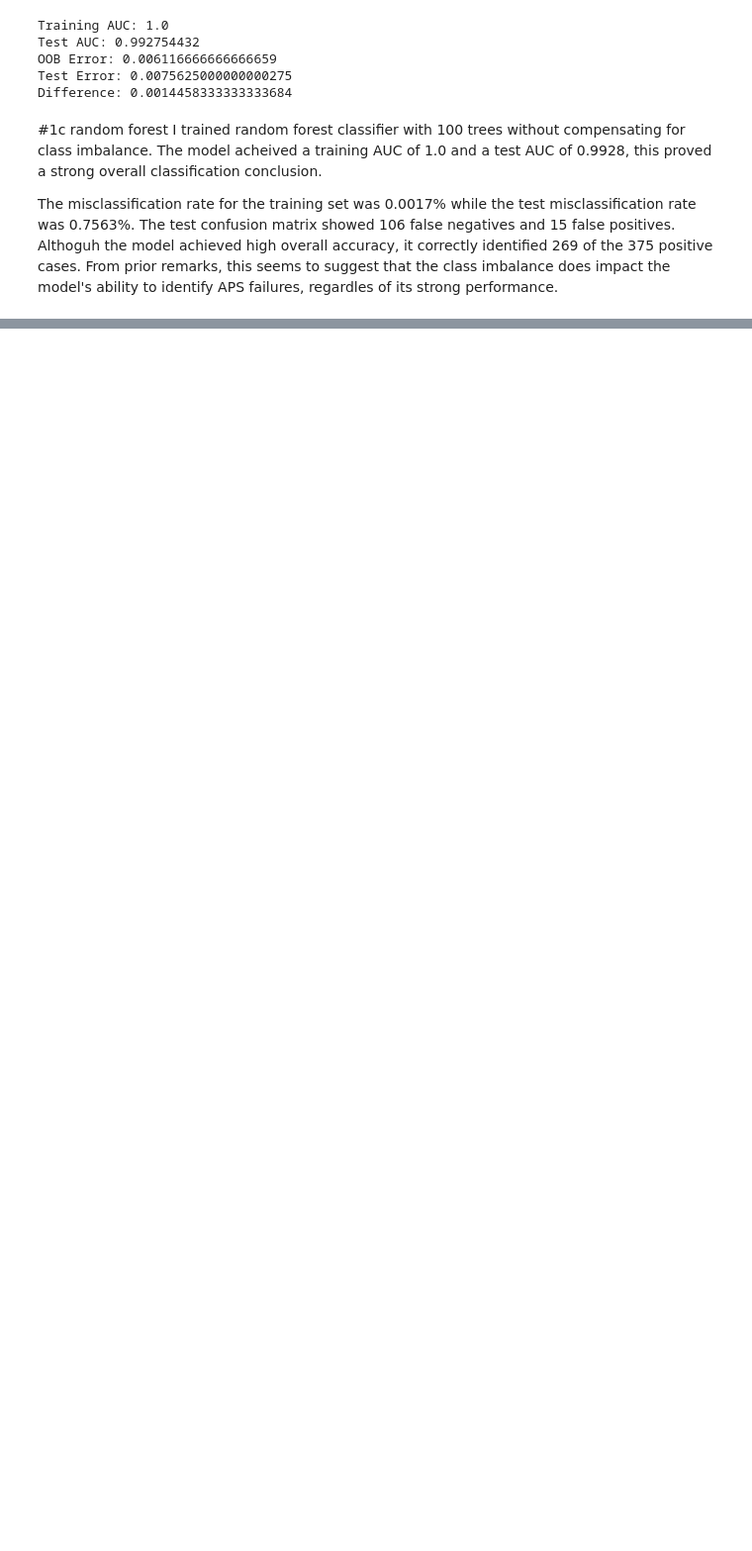
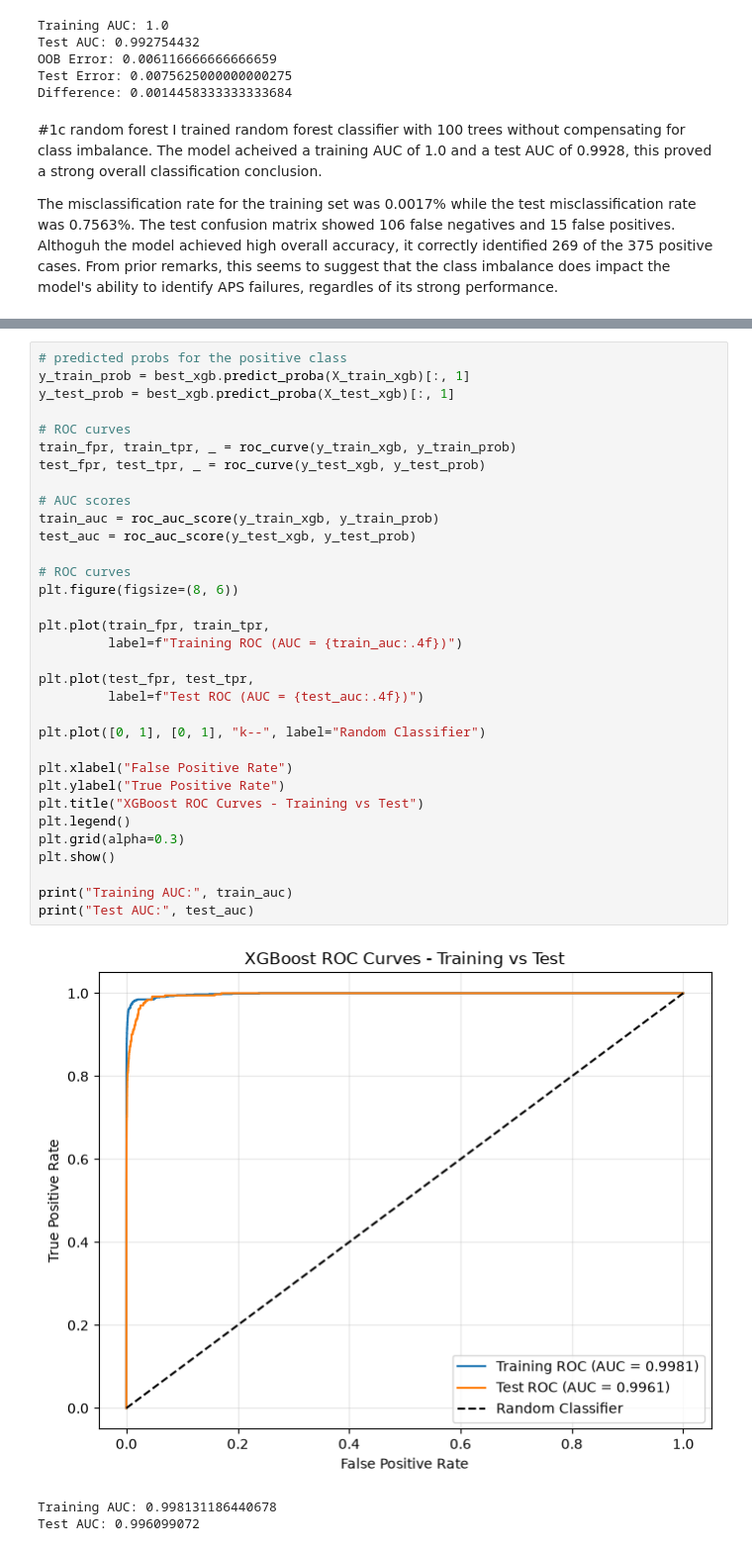
Before and after one commit to lsjang-svg/DSCI552_HW6, a Jupyter notebook: HW6.ipynb, the cells around one changed output, grey strips where cells are left out. Shown at 99% size. Saved outputs shown, nothing was run; the diff lists cells and outputs as text; blank space fills up the shorter version.

```diff
--- a/HW6.ipynb
+++ b/HW6.ipynb
@@ -402,0 +582,37 @@ print(comparison)
+# %%
+# predicted probs for the positive class
+y_train_prob = best_xgb.predict_proba(X_train_xgb)[:, 1]
+y_test_prob = best_xgb.predict_proba(X_test_xgb)[:, 1]
+
+# ROC curves
+train_fpr, train_tpr, _ = roc_curve(y_train_xgb, y_train_prob)
+test_fpr, test_tpr, _ = roc_curve(y_test_xgb, y_test_prob)
+
+# AUC scores
+train_auc = roc_auc_score(y_train_xgb, y_train_prob)
+test_auc = roc_auc_score(y_test_xgb, y_test_prob)
+
+# ROC curves
+plt.figure(figsize=(8, 6))
+
+plt.plot(train_fpr, train_tpr,
+         label=f"Training ROC (AUC = {train_auc:.4f})")
+
+plt.plot(test_fpr, test_tpr,
+         label=f"Test ROC (AUC = {test_auc:.4f})")
+
+plt.plot([0, 1], [0, 1], "k--", label="Random Classifier")
+
+plt.xlabel("False Positive Rate")
+plt.ylabel("True Positive Rate")
+plt.title("XGBoost ROC Curves - Training vs Test")
+plt.legend()
+plt.grid(alpha=0.3)
+plt.show()
+
+print("Training AUC:", train_auc)
+print("Test AUC:", test_auc)
+# %% [output]
+[figure, added]
+Training AUC: 0.998131186440678
+Test AUC: 0.996099072
```
Also changed, not shown: parts of 11 cells of this notebook.
